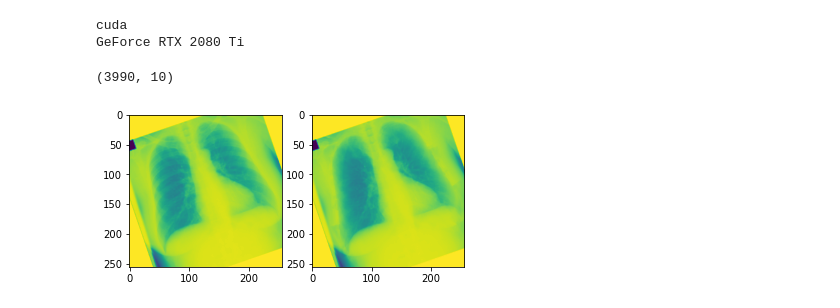
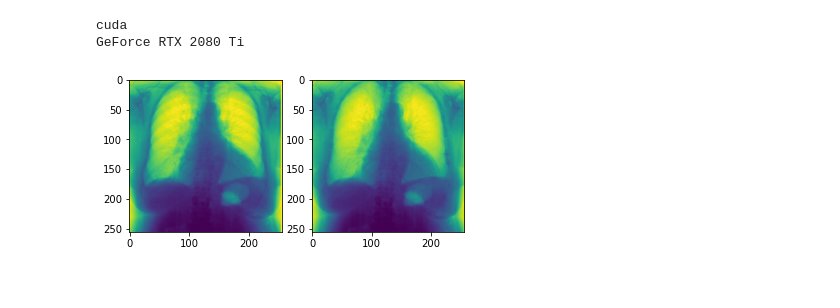
Before and after one commit to danielnflam/CXR-bone-suppression, a Jupyter notebook: main.ipynb, the cells around one changed output. Drawn from its saved outputs; the diff is of its cells as text; code cells hidden in the pictures.

Commit message:
Updated main script using custom transforms

```diff
--- a/main.ipynb
+++ b/main.ipynb
@@ -15,7 +15,7 @@ import torch.utils.tensorboard as tensorboard
 import torch.nn as nn
 import torch.optim as optim
 
-import datasets, transforms, RajaramanModel, pytorch_msssim
+import datasets, custom_transforms, RajaramanModel, pytorch_msssim
 
 flag_debug = False
 flag_load_previous_save = False
@@ -23,11 +23,14 @@ flag_load_previous_save = False
 # Input Directories
 #data_BSE = "D:/data/JSRT/augmented/train/target/"
 #data_normal = "D:/data/JSRT/augmented/train/source/"
-data_BSE = "G:/DanielLam/JSRT/augmented/train/target"
-data_normal = "G:/DanielLam/JSRT/augmented/train/source"
+data_BSE = "G:/DanielLam/JSRT/HQ_JSRT_and_BSE-JSRT/train_augmented_Equalise/suppressed/"
+data_normal = "G:/DanielLam/JSRT/HQ_JSRT_and_BSE-JSRT/train_augmented_Equalise/normal/"
+
+data_val_normal = 'G:/DanielLam/JSRT/HQ_JSRT_and_BSE-JSRT/validate/normal'
+data_val_BSE = 'G:/DanielLam/JSRT/HQ_JSRT_and_BSE-JSRT/validate/suppressed/'
 
 # Save directories:
-output_save_directory = Path("./runs/Rajaraman_ResNet/v1")
+output_save_directory = Path("./runs/Rajaraman_ResNet/v2_HQ_Equalised")
 output_save_directory.mkdir(parents=True, exist_ok=True)
 PATH_SAVE_NETWORK_INTERMEDIATE = os.path.join(output_save_directory, 'network_intermediate.tar' )
 PATH_SAVE_NETWORK = os.path.join(output_save_directory, 'network_final.pt')
@@ -35,7 +38,7 @@ PATH_SAVE_NETWORK = os.path.join(output_save_directory, 'network_final.pt')
 # Image Size:
 image_spatial_size = (256,256)
 _batch_size = 8
-test_length = 10
+
 
 # Optimisation
 lr_ini = 0.001
@@ -75,38 +78,40 @@ GeForce RTX 2080 Ti
 # %%
 # Current date:
 current_date=datetime.datetime.today().strftime('%Y-%m-%d')
 
 # Data Loader
-discriminator_keys_images = ["source", "boneless"]
+original_key = "source"
 target_key = "boneless"
-ds = datasets.JSRT_CXR(data_normal, data_BSE,
+discriminator_keys_images = [original_key, target_key]
+
+ds_training = datasets.JSRT_CXR(data_normal, data_BSE,
                          transform=tvtransforms.Compose([
-                             transforms.RescalingNormalisation(discriminator_keys_images,(0,1)),
-                             transforms.RandomIntensityComplement(discriminator_keys_images, probability=0.5),
-                             transforms.Rescale(image_spatial_size, discriminator_keys_images, None),
-                             transforms.ToTensor(discriminator_keys_images),
+                             # custom_transforms.HistogramEqualisation(discriminator_keys_images),-- check if training data is already equalised
+                             custom_transforms.Resize(discriminator_keys_images, image_spatial_size),
+                             custom_transforms.ToTensor(discriminator_keys_images),
                              ])
                       )
-
+ds_val = datasets.JSRT_CXR(data_val_normal, data_val_BSE,
+                         transform=tvtransforms.Compose([
+                             custom_transforms.HistogramEqualisation(discriminator_keys_images),
+                             custom_transforms.Resize(discriminator_keys_images, image_spatial_size),
+                             custom_transforms.ToTensor(discriminator_keys_images),
+                             ])
+                      )
 # SPLIT DATA INTO TRAINING/VALIDATION SET
-lengths=(len(ds)-test_length, test_length)
-print(lengths)
-ds_training, ds_val = torch.utils.data.random_split(ds, lengths)
-
 dl_training = DataLoader(ds_training, batch_size=_batch_size,
                          shuffle=True, num_workers=0)
 
-dl_validation = DataLoader(ds_val, batch_size=1,
+dl_validation = DataLoader(ds_val, batch_size=len(ds_val),
                          shuffle=True, num_workers=0)
 fixed_val_sample = next(iter(dl_validation))
 
 fig, ax = plt.subplots(1,2)
-ax[0].imshow(fixed_val_sample["source"][0,0,:])
-ax[1].imshow(fixed_val_sample["boneless"][0,0,:])
+ax[0].imshow(fixed_val_sample[original_key][0,0,:])
+ax[1].imshow(fixed_val_sample[target_key][0,0,:])
 plt.show()
 # %% [output]
-(3990, 10)
-[figure, old version]
+[figure, new version]
 # %%
 ## Implementation of network and losses
 input_array_size = (_batch_size, 1, image_spatial_size[0], image_spatial_size[1])
```
Also changed, not shown: parts of 7 cells of this notebook, 3 other files.
